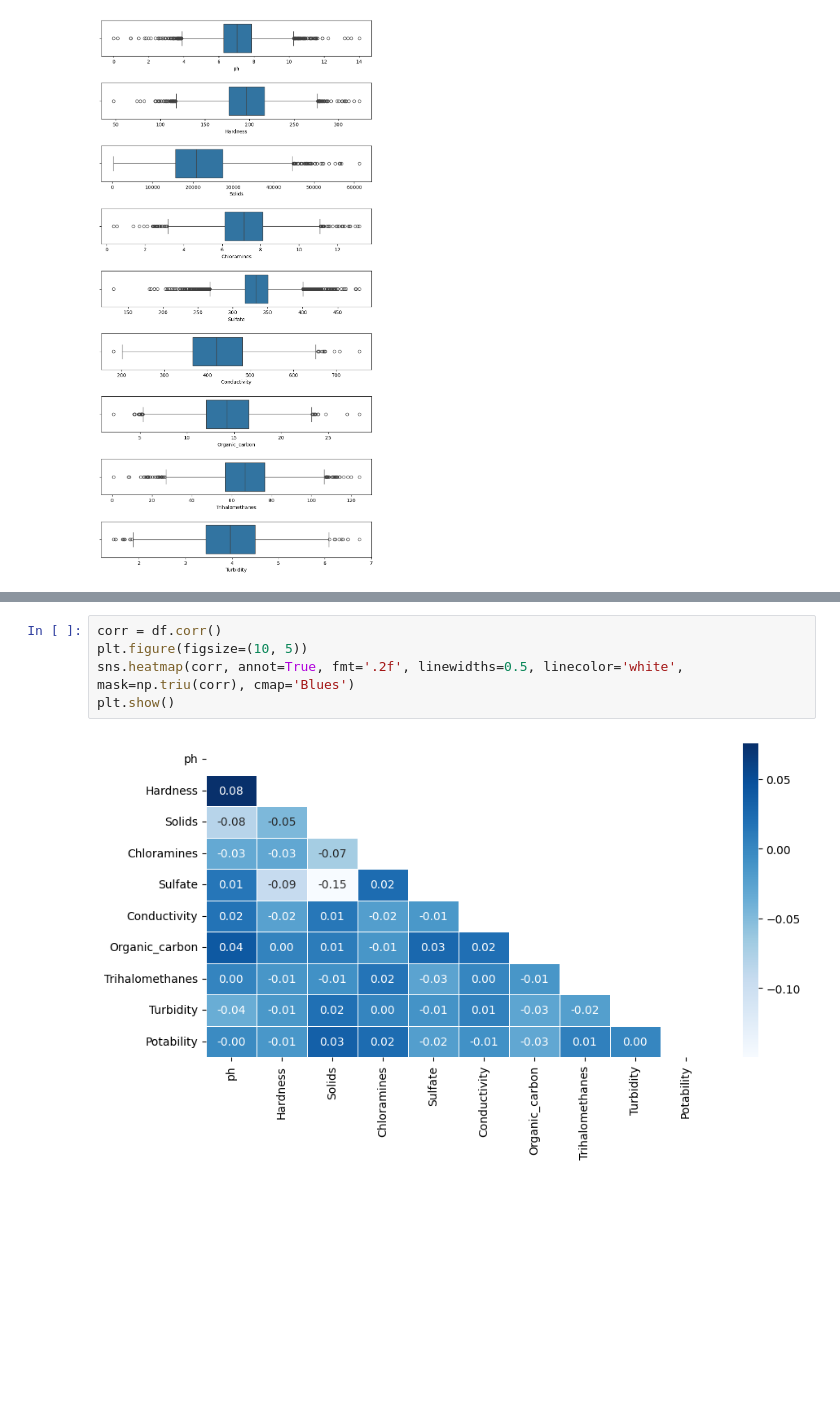
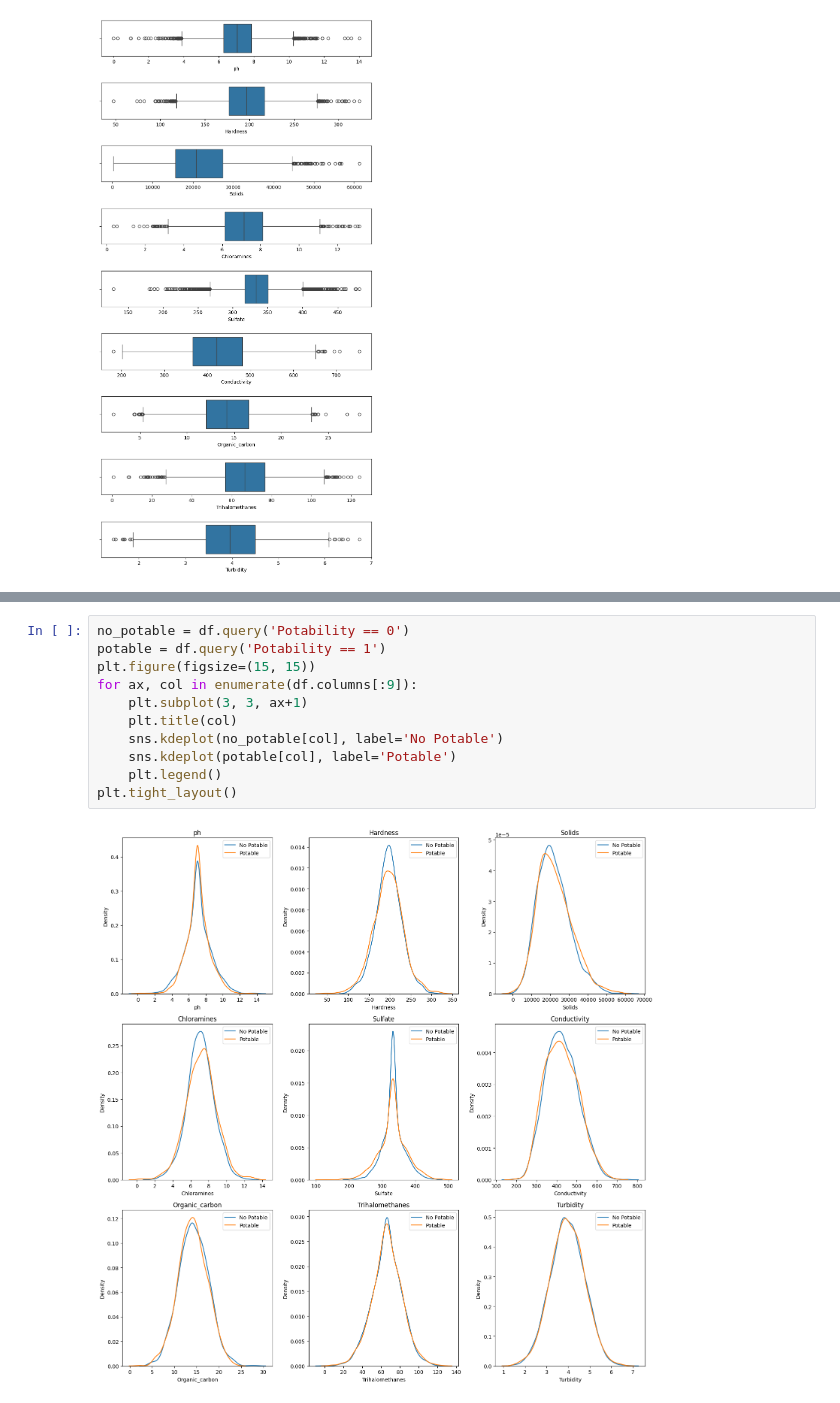
Before and after one commit to Diehgon/Curso-coderhouse-DS, a Jupyter notebook: 1° entrega.ipynb, the cells around one changed output, grey strips where cells are left out. Drawn from its saved outputs; the diff is of its cells as text; blank space fills up the shorter version.

```diff
--- a/1° entrega.ipynb
+++ b/1° entrega.ipynb
@@ -187,7 +210,13 @@ plt.show()
-# %%
-corr = df.corr()
-plt.figure(figsize=(10, 5))
-sns.heatmap(corr, annot=True, fmt='.2f', linewidths=0.5, linecolor='white', mask=np.triu(corr), cmap='Blues')
-plt.show()
-# %% [output]
-[figure, removed]
+# %%
+no_potable = df.query('Potability == 0')
+potable = df.query('Potability == 1')
+plt.figure(figsize=(15, 15))
+for ax, col in enumerate(df.columns[:9]):
+    plt.subplot(3, 3, ax+1)
+    plt.title(col)
+    sns.kdeplot(no_potable[col], label='No Potable')
+    sns.kdeplot(potable[col], label='Potable')
+    plt.legend()
+plt.tight_layout()
+# %% [output]
+[figure, added]
```
Also changed, not shown: parts of 8 cells of this notebook.
